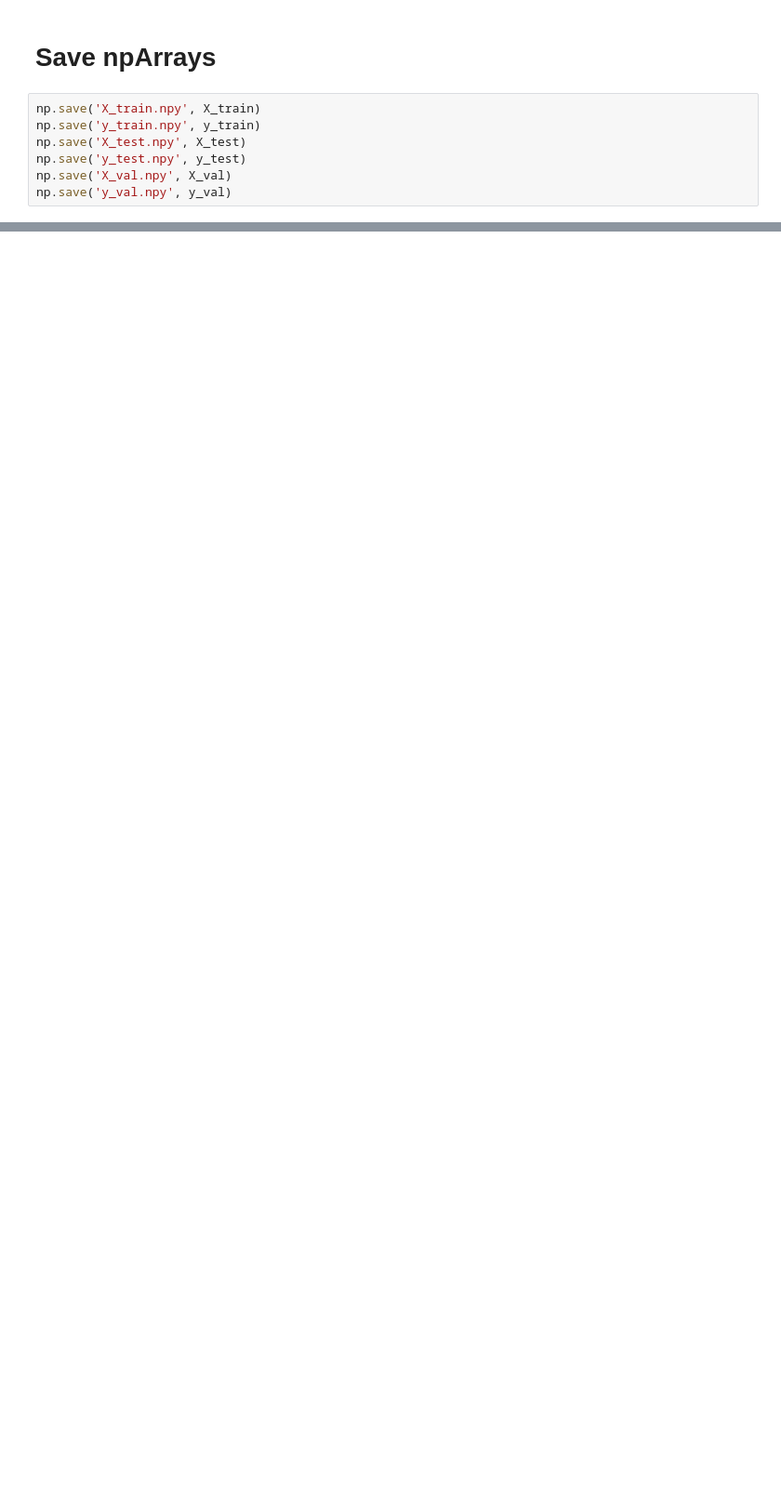
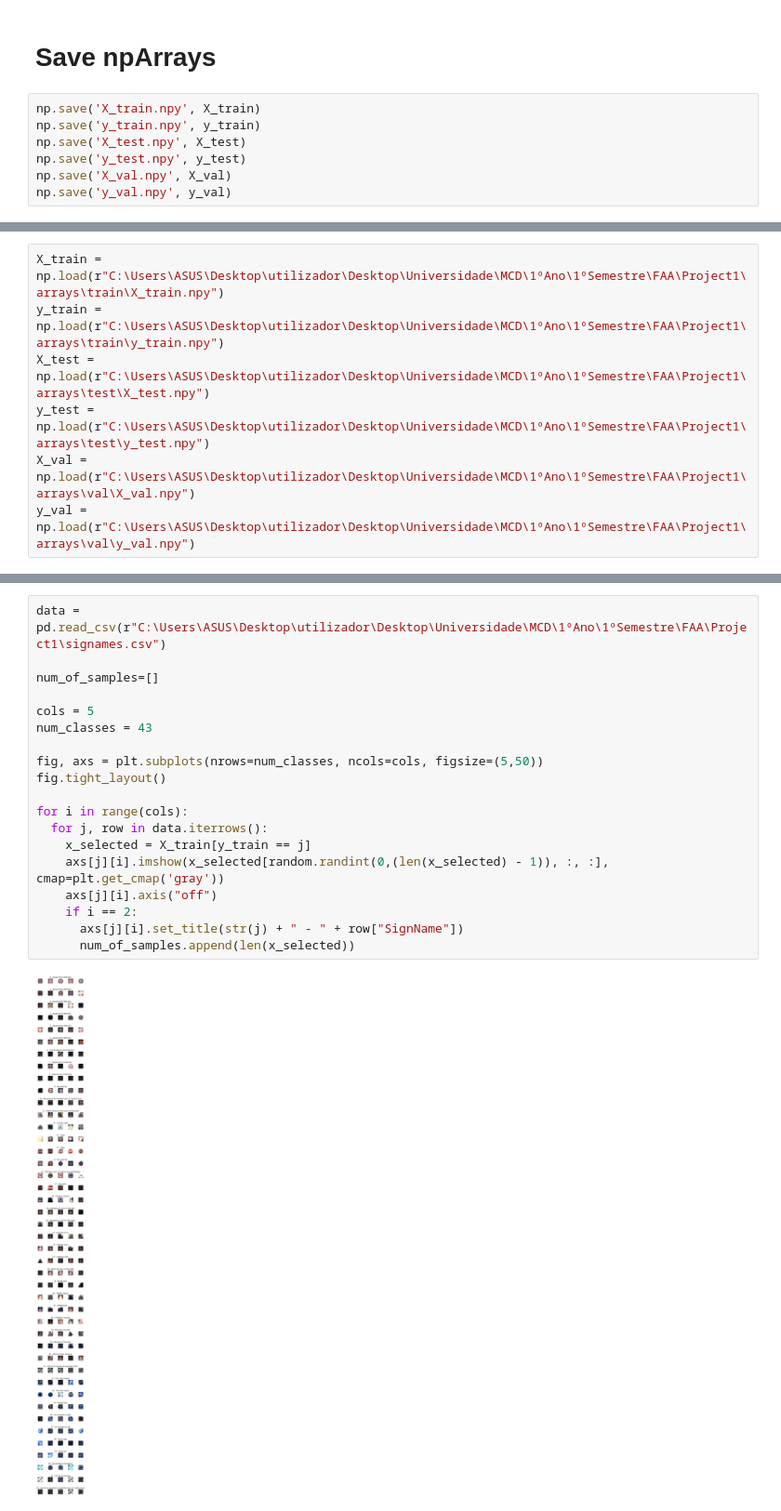
Before and after one commit to Rodrigo-Pinto22/Traffic_Signs_Classification, a Jupyter notebook: Classification.ipynb, the cells around one changed output, grey strips where cells are left out. Shown at 93% size. Cells and saved outputs as stored; diff of their text form; blank space fills up the shorter version.

```diff
--- a/Classification.ipynb
+++ b/Classification.ipynb
@@ -78,0 +150,7 @@ np.save('y_val.npy', y_val)
+# %%
+X_train = np.load(r"C:\Users\ASUS\Desktop\utilizador\Desktop\Universidade\MCD\1ºAno\1ºSemestre\FAA\Project1\arrays\train\X_train.npy")
+y_train = np.load(r"C:\Users\ASUS\Desktop\utilizador\Desktop\Universidade\MCD\1ºAno\1ºSemestre\FAA\Project1\arrays\train\y_train.npy")
+X_test = np.load(r"C:\Users\ASUS\Desktop\utilizador\Desktop\Universidade\MCD\1ºAno\1ºSemestre\FAA\Project1\arrays\test\X_test.npy")
+y_test = np.load(r"C:\Users\ASUS\Desktop\utilizador\Desktop\Universidade\MCD\1ºAno\1ºSemestre\FAA\Project1\arrays\test\y_test.npy")
+X_val = np.load(r"C:\Users\ASUS\Desktop\utilizador\Desktop\Universidade\MCD\1ºAno\1ºSemestre\FAA\Project1\arrays\val\X_val.npy")
+y_val = np.load(r"C:\Users\ASUS\Desktop\utilizador\Desktop\Universidade\MCD\1ºAno\1ºSemestre\FAA\Project1\arrays\val\y_val.npy")
@@ -78,0 +199,21 @@ np.save('y_val.npy', y_val)
+# %%
+data = pd.read_csv(r"C:\Users\ASUS\Desktop\utilizador\Desktop\Universidade\MCD\1ºAno\1ºSemestre\FAA\Project1\signames.csv")
+
+num_of_samples=[]
+
+cols = 5
+num_classes = 43
+
+fig, axs = plt.subplots(nrows=num_classes, ncols=cols, figsize=(5,50))
+fig.tight_layout()
+
+for i in range(cols):
+  for j, row in data.iterrows():
+    x_selected = X_train[y_train == j]
+    axs[j][i].imshow(x_selected[random.randint(0,(len(x_selected) - 1)), :, :], cmap=plt.get_cmap('gray'))
+    axs[j][i].axis("off")
+    if i == 2:
+      axs[j][i].set_title(str(j) + " - " + row["SignName"])
+      num_of_samples.append(len(x_selected))
+# %% [output]
+[figure, added]
```
Also changed, not shown: parts of 32 cells of this notebook.
